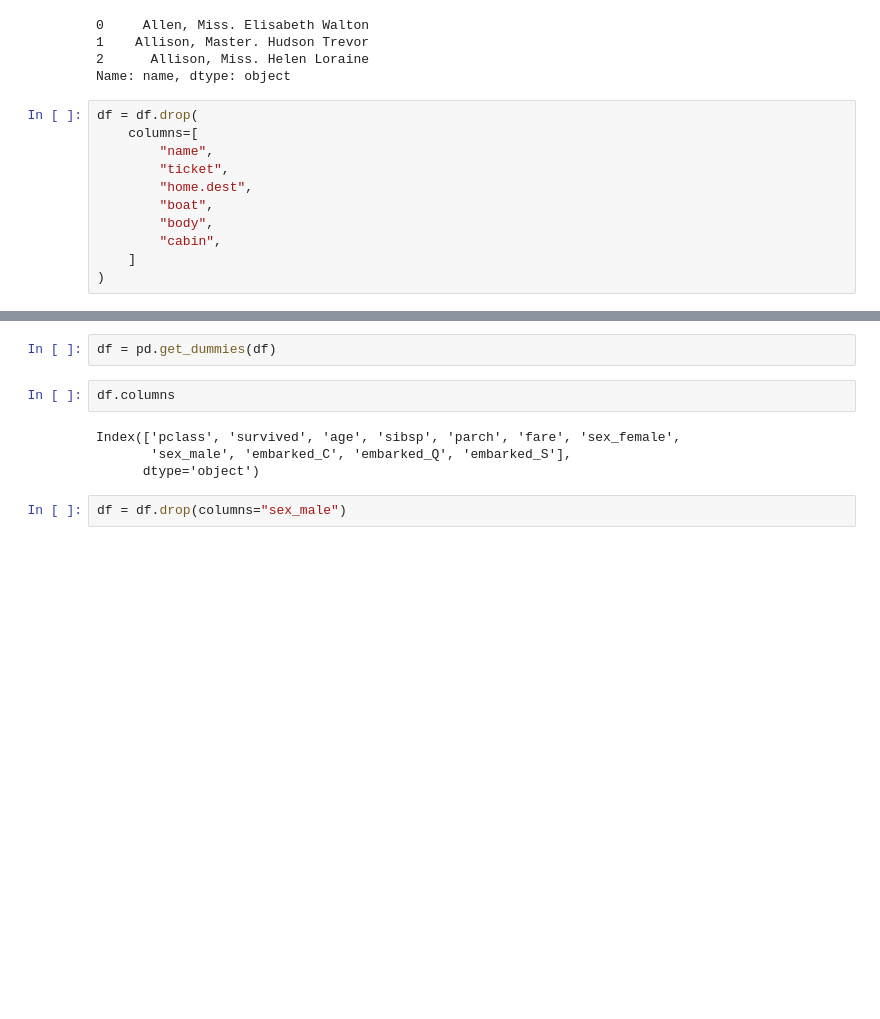
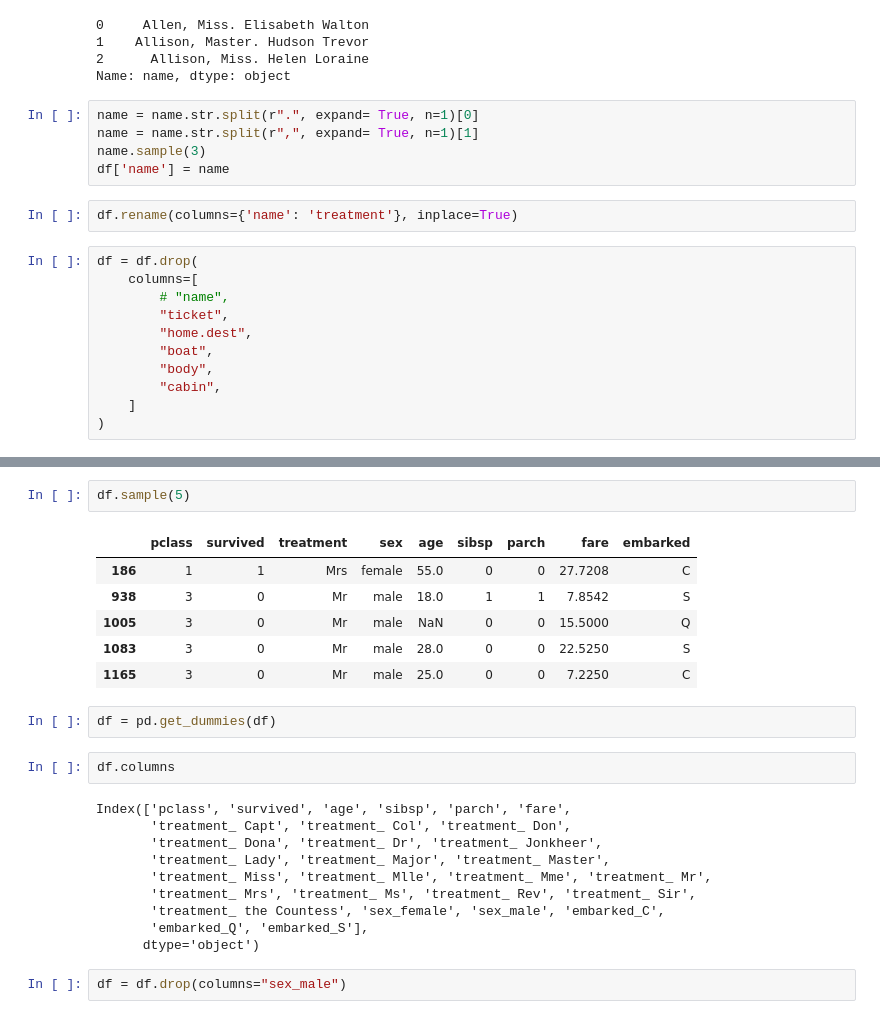
Before and after one commit to 6abi/Machine-Learning-Guia-O-Reilly, a Jupyter notebook: ml_pocket_reference-master/ch03.ipynb, the cells around one changed output, grey strips where cells are left out. Drawn from its saved outputs; the diff is of its cells as text; blank space fills up the shorter version.

```diff
--- a/ml_pocket_reference-master/ch03.ipynb
+++ b/ml_pocket_reference-master/ch03.ipynb
@@ -153,10 +171,17 @@ name.head(3)
 1    Allison, Master. Hudson Trevor
 2      Allison, Miss. Helen Loraine
 Name: name, dtype: object
+# %%
+name = name.str.split(r".", expand= True, n=1)[0]
+name = name.str.split(r",", expand= True, n=1)[1]
+name.sample(3)
+df['name'] = name
+# %%
+df.rename(columns={'name': 'treatment'}, inplace=True)
 # %%
 df = df.drop(
     columns=[
-        "name",
+        # "name",
         "ticket",
         "home.dest",
         "boat",
@@ -167,10 +201,25 @@ df = df.drop(
+# %%
+df.sample(5)
+# %% [output]
+|  | pclass | survived | treatment | sex | age | sibsp | parch | fare | embarked |
+| 186 | 1 | 1 | Mrs | female | 55.0 | 0 | 0 | 27.7208 | C |
+| 938 | 3 | 0 | Mr | male | 18.0 | 1 | 1 | 7.8542 | S |
+| 1005 | 3 | 0 | Mr | male | NaN | 0 | 0 | 15.5000 | Q |
+| 1083 | 3 | 0 | Mr | male | 28.0 | 0 | 0 | 22.5250 | S |
+| 1165 | 3 | 0 | Mr | male | 25.0 | 0 | 0 | 7.2250 | C |
 # %%
 df = pd.get_dummies(df)
 # %%
 df.columns
 # %% [output]
-Index(['pclass', 'survived', 'age', 'sibsp', 'parch', 'fare', 'sex_female',
-       'sex_male', 'embarked_C', 'embarked_Q', 'embarked_S'],
+Index(['pclass', 'survived', 'age', 'sibsp', 'parch', 'fare',
+       'treatment_ Capt', 'treatment_ Col', 'treatment_ Don',
+       'treatment_ Dona', 'treatment_ Dr', 'treatment_ Jonkheer',
+       'treatment_ Lady', 'treatment_ Major', 'treatment_ Master',
+       'treatment_ Miss', 'treatment_ Mlle', 'treatment_ Mme', 'treatment_ Mr',
+       'treatment_ Mrs', 'treatment_ Ms', 'treatment_ Rev', 'treatment_ Sir',
+       'treatment_ the Countess', 'sex_female', 'sex_male', 'embarked_C',
+       'embarked_Q', 'embarked_S'],
       dtype='object')
 # %%
 df = df.drop(columns="sex_male")
```
Also changed, not shown: parts of 23 cells of this notebook.
